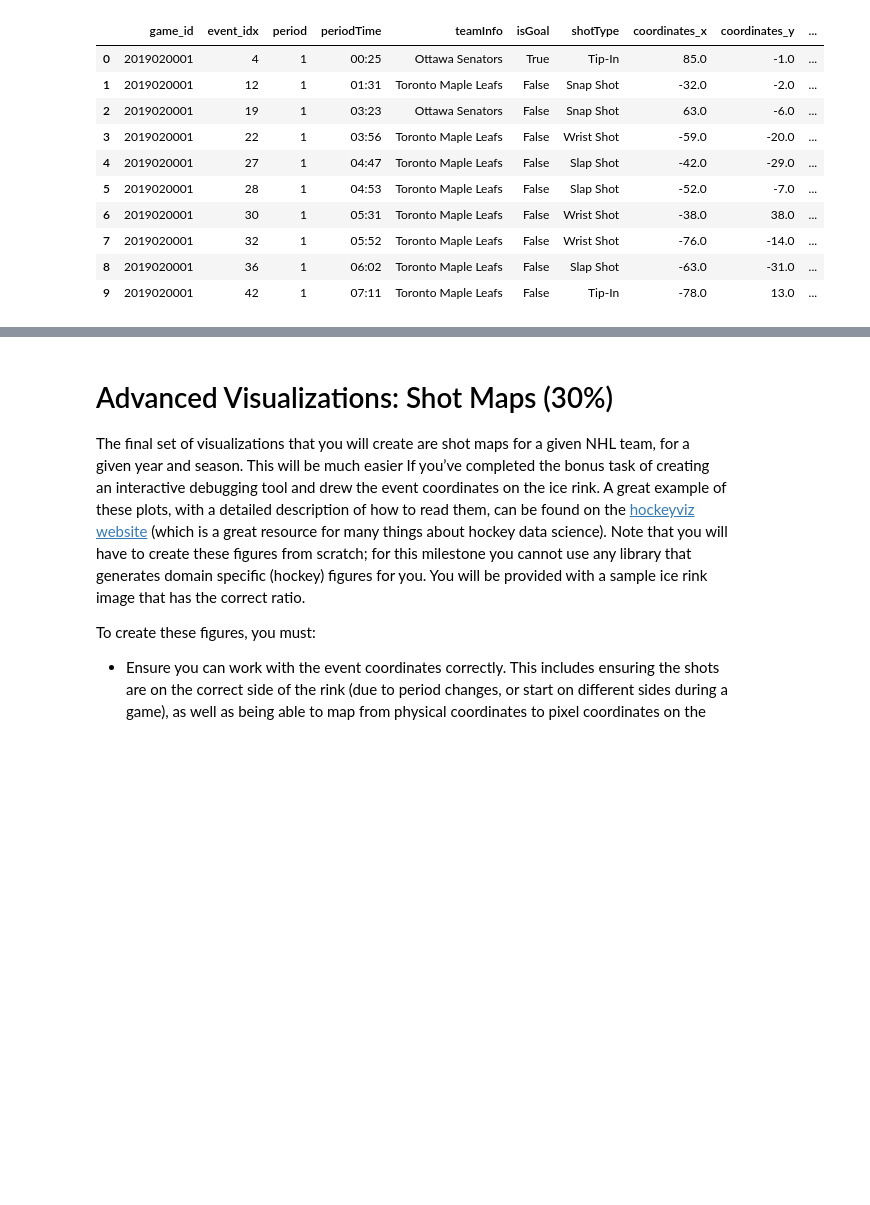
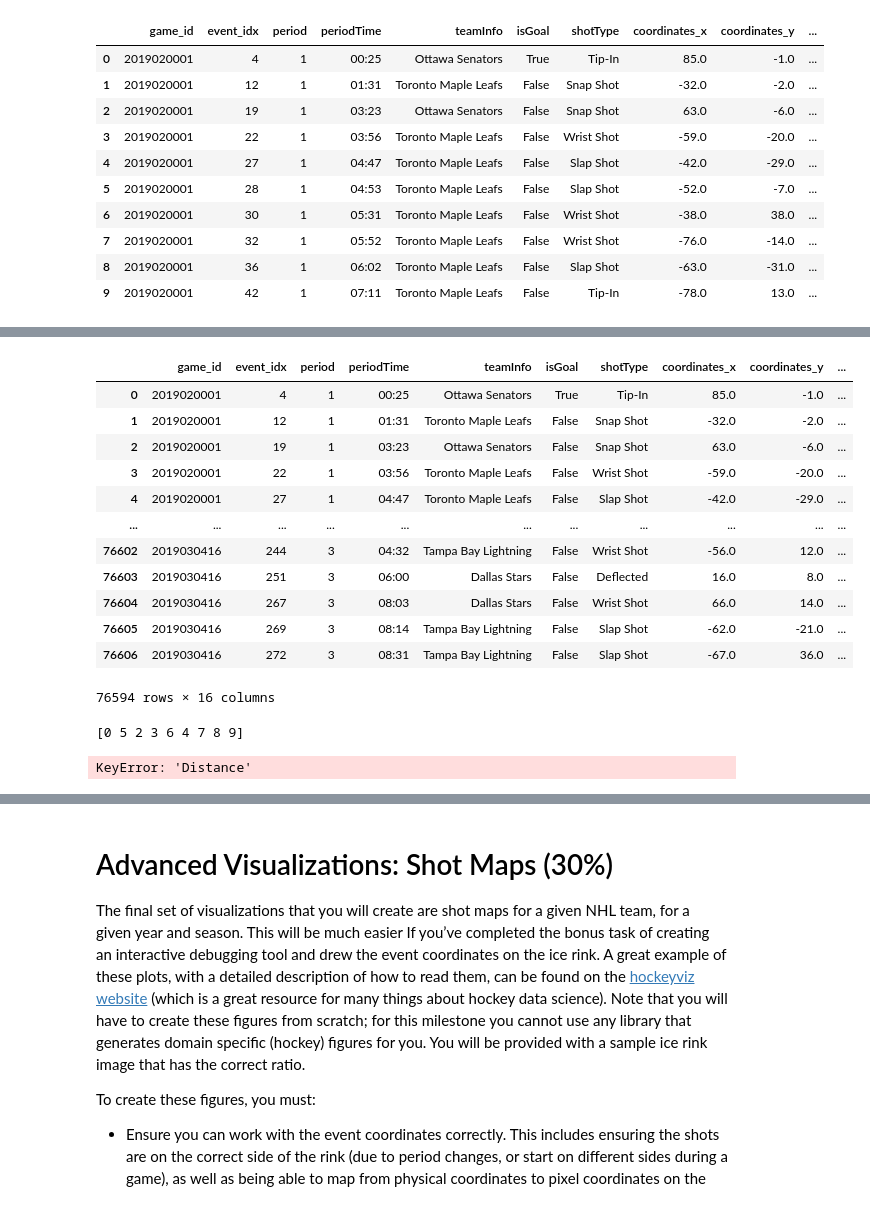
Before and after one commit to Jawing/ift6758-project-template-main, a Jupyter notebook: milestone1-Abhay.ipynb, the cells around one changed output, grey strips where cells are left out. Cells and saved outputs as stored; diff of their text form; code cells hidden in the pictures; blank space fills up the shorter version.

```diff
--- a/milestone1-Abhay.ipynb
+++ b/milestone1-Abhay.ipynb
@@ -948,0 +946,62 @@ eee  0.934890  1.769551  0.734464  1.395880
+# %%
+df_2019
+# %% [output]
+|  | game_id | event_idx | period | periodTime | teamInfo | isGoal | shotType | coordinates_x | coordinates_y | ... |
+| 0 | 2019020001 | 4 | 1 | 00:25 | Ottawa Senators | True | Tip-In | 85.0 | -1.0 | ... |
+| 1 | 2019020001 | 12 | 1 | 01:31 | Toronto Maple Leafs | False | Snap Shot | -32.0 | -2.0 | ... |
+| 2 | 2019020001 | 19 | 1 | 03:23 | Ottawa Senators | False | Snap Shot | 63.0 | -6.0 | ... |
+| 3 | 2019020001 | 22 | 1 | 03:56 | Toronto Maple Leafs | False | Wrist Shot | -59.0 | -20.0 | ... |
+| 4 | 2019020001 | 27 | 1 | 04:47 | Toronto Maple Leafs | False | Slap Shot | -42.0 | -29.0 | ... |
+| ... | ... | ... | ... | ... | ... | ... | ... | ... | ... | ... |
+| 76602 | 2019030416 | 244 | 3 | 04:32 | Tampa Bay Lightning | False | Wrist Shot | -56.0 | 12.0 | ... |
+| 76603 | 2019030416 | 251 | 3 | 06:00 | Dallas Stars | False | Deflected | 16.0 | 8.0 | ... |
+| 76604 | 2019030416 | 267 | 3 | 08:03 | Dallas Stars | False | Wrist Shot | 66.0 | 14.0 | ... |
+| 76605 | 2019030416 | 269 | 3 | 08:14 | Tampa Bay Lightning | False | Slap Shot | -62.0 | -21.0 | ... |
+| 76606 | 2019030416 | 272 | 3 | 08:31 | Tampa Bay Lightning | False | Slap Shot | -67.0 | 36.0 | ... |
+76594 rows × 16 columns
+# %%
+
+
+df_2019.dropna(inplace = True)
+def func(x):
+    #np.round(x/10)
+    if x<10 :
+        return 0
+    if x >10 and x<20:
+        return 1
+    if x>20 and x<30:
+        return 2
+    if x >30 and x<40:
+        return 3
+    if x >40 and x<50:
+        return 4
+    if x >50 and x<60:
+        return 5
+    if x >60 and x<70:
+        return 6
+    if x >70 and x<80:
+        return 7
+    if x >80 and x<90:
+        return 8
+    if x >90 and x<100:
+        return 9
+
+df_2019["Distance_category"] = df_2019.apply(lambda r: func(r["Distance"]), axis = 1 ) # Values
+print(pd.unique(df_2019['Distance_category']))
+print(p)
+
+new_df_2019_goals = df_2019[df_2019['isGoal'] == True].groupby(['shotType', 'Distance_category'])['isGoal'].count()
+#print(new_df_2019_goals)
+
+new_df_2019_shots = df_2019[df_2019['isGoal'] == False].groupby(['shotType', 'Distance_category'])['isGoal'].count()
+# f=open("dummy.txt",'w')
+
+
+percentage = new_df_2019_goals/(new_df_2019_goals + new_df_2019_shots)*100
+percentage_goals = percentage.reset_index()
+# %% [output]
+[0 5 2 3 6 4 7 8 9]
+# %%
+df_2019[df['Distance'] < 10 and df['Distance']20]
+# %% [output]
+KeyError: 'Distance'
```
Also changed, not shown: parts of 14 cells of this notebook.
